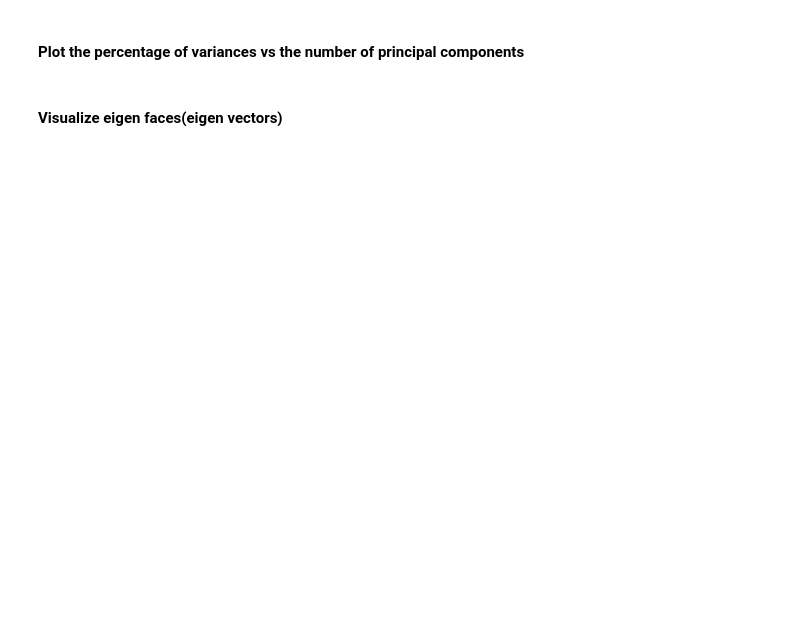
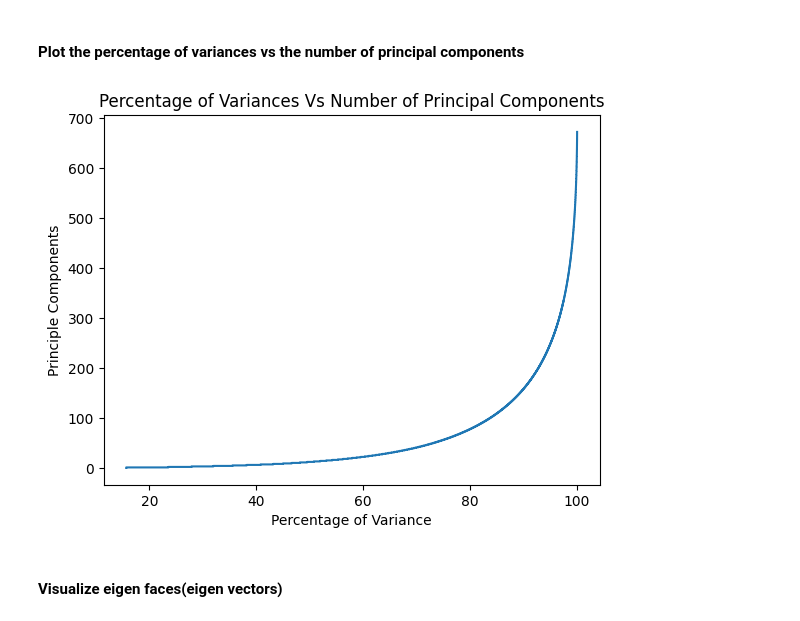
Before and after one commit to siddik11803-IIITH/PCA-Regression-Nearest-Neighbours, a Jupyter notebook: RollNumber_Q2.ipynb, the cells around one changed output. Drawn from its saved outputs; the diff is of its cells as text; code cells hidden in the pictures; blank space fills up the shorter version.

```diff
--- a/RollNumber_Q2.ipynb
+++ b/RollNumber_Q2.ipynb
@@ -146,6 +158,15 @@ Let's define reconstruction error as the frobenius norm of the difference betwee
 #### Plot the percentage of variances vs the number of principal components
 # %%
 # plot variance vs components
+eigen_ratio = (eigen_values/sum(eigen_values))*100
+percentage = np.cumsum(eigen_ratio)
+plot.step(percentage, range(1, len(percentage)+1))
+plot.title("Percentage of Variances Vs Number of Principal Components")
+plot.xlabel("Percentage of Variance")
+plot.ylabel("Principle Components")
+plot.show()
+# %% [output]
+[figure, added]
 # %% [markdown]
 #### Visualize eigen faces(eigen vectors)
 # %%
```
Also changed, not shown: parts of 5 cells of this notebook.
